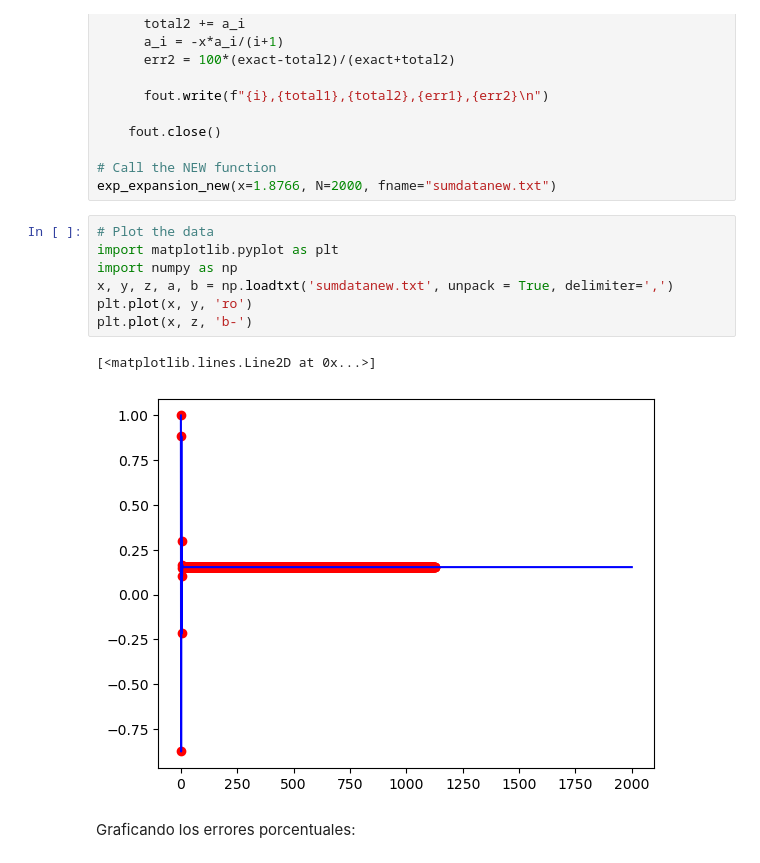
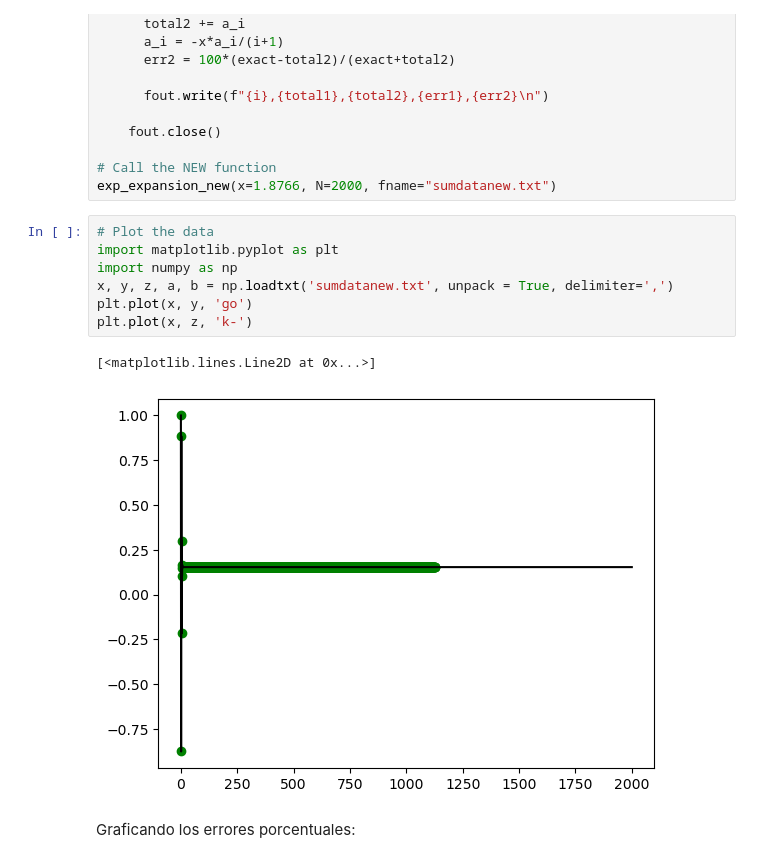
Before and after one commit to rifusaki/college, a Jupyter notebook: Classwork/03_Error/NumError.ipynb, the cells around one changed output. Saved outputs shown, nothing was run; the diff lists cells and outputs as text.

```diff
--- a/Classwork/03_Error/NumError.ipynb
+++ b/Classwork/03_Error/NumError.ipynb
@@ -87,13 +87,13 @@ exp_expansion_new(x=1.8766, N=2000, fname="sumdatanew.txt")
 # %%
 # Plot the data
 import matplotlib.pyplot as plt
 import numpy as np
 x, y, z, a, b = np.loadtxt('sumdatanew.txt', unpack = True, delimiter=',')
-plt.plot(x, y, 'ro')
-plt.plot(x, z, 'b-')
+plt.plot(x, y, 'go')
+plt.plot(x, z, 'k-')
 # %% [output]
 [<matplotlib.lines.Line2D at 0x...>]
-[figure, old version]
+[figure, new version]
 # %% [markdown]
 Graficando los errores porcentuales:
 # %%
```
Also changed, not shown: parts of 3 cells of this notebook.
